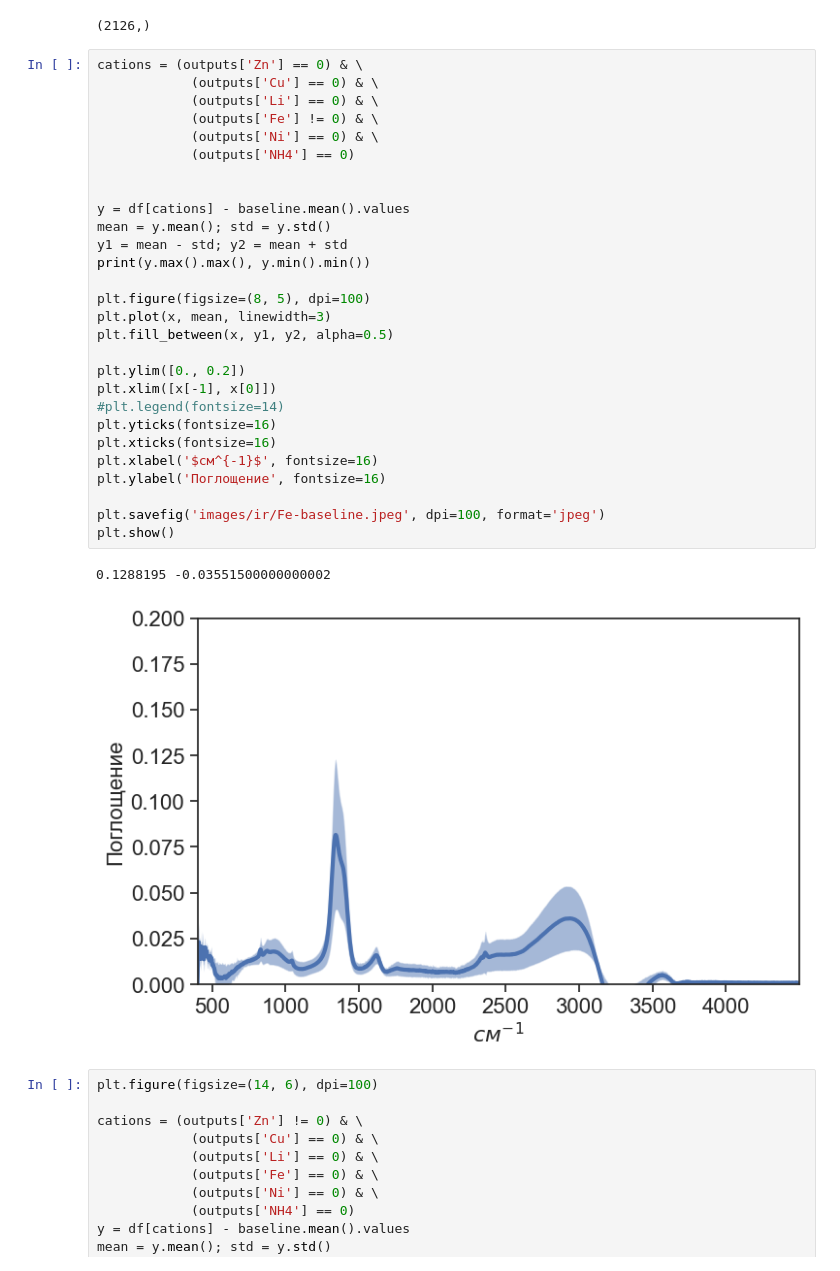
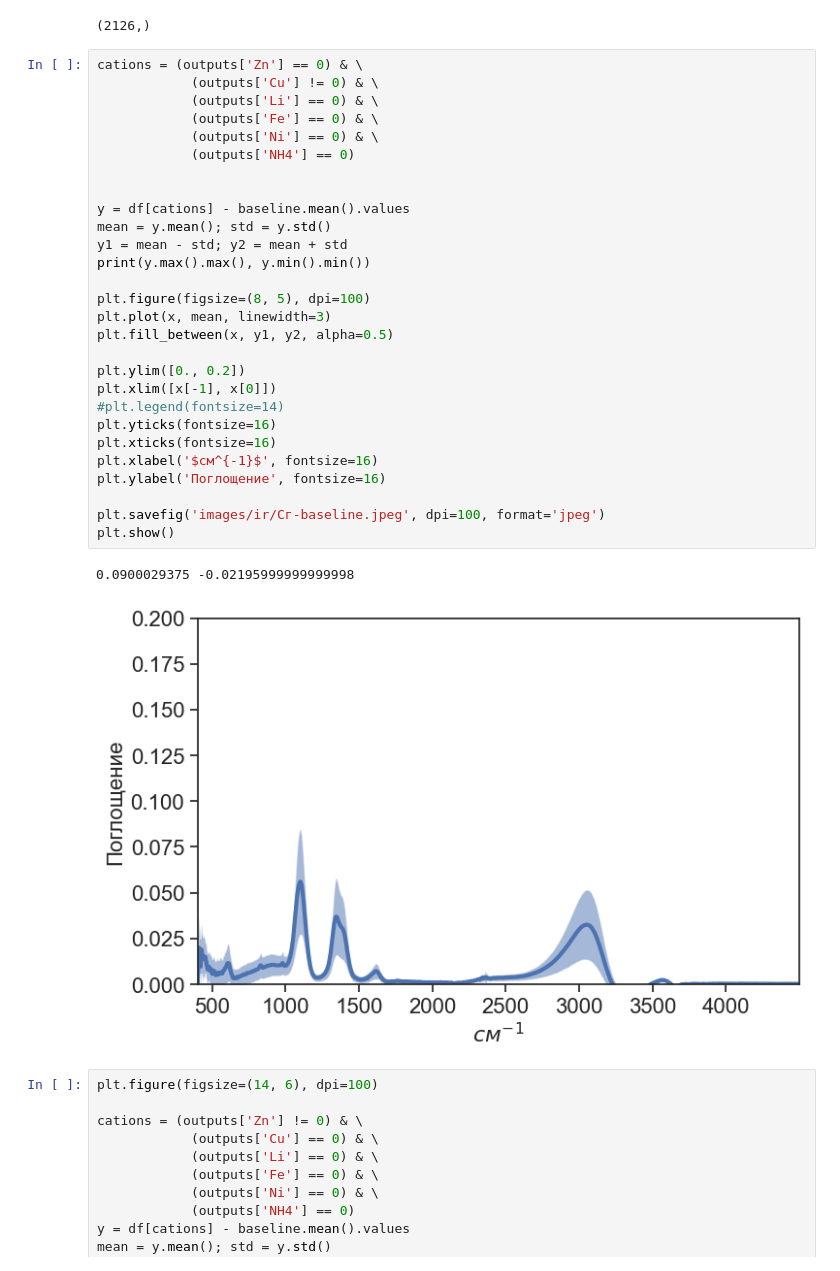
Before and after one commit to oesarmanova/salts_water_2022, a Jupyter notebook: exploratory_data_analysis.ipynb, the cells around one changed output. Drawn from its saved outputs; the diff is of its cells as text.

Commit message:
add IR images

```diff
--- a/exploratory_data_analysis.ipynb
+++ b/exploratory_data_analysis.ipynb
@@ -68,35 +68,35 @@ x.shape
 (2126,)
 # %%
 cations = (outputs['Zn'] == 0) & \
-            (outputs['Cu'] == 0) & \
+            (outputs['Cu'] != 0) & \
             (outputs['Li'] == 0) & \
-            (outputs['Fe'] != 0) & \
+            (outputs['Fe'] == 0) & \
             (outputs['Ni'] == 0) & \
             (outputs['NH4'] == 0)
 
 
 y = df[cations] - baseline.mean().values
 mean = y.mean(); std = y.std()
 y1 = mean - std; y2 = mean + std
 print(y.max().max(), y.min().min())
 
 plt.figure(figsize=(8, 5), dpi=100)
 plt.plot(x, mean, linewidth=3)
 plt.fill_between(x, y1, y2, alpha=0.5)
 
 plt.ylim([0., 0.2])
 plt.xlim([x[-1], x[0]])
 #plt.legend(fontsize=14)
 plt.yticks(fontsize=16)
 plt.xticks(fontsize=16)
 plt.xlabel('$см^{-1}$', fontsize=16)
 plt.ylabel('Поглощение', fontsize=16)
 
-plt.savefig('images/ir/Fe-baseline.jpeg', dpi=100, format='jpeg')
+plt.savefig('images/ir/Сг-baseline.jpeg', dpi=100, format='jpeg')
 plt.show()
 # %% [output]
-0.1288195 -0.03551500000000002
+0.0900029375 -0.02195999999999998
-[figure, old version]
+[figure, new version]
 # %%
 plt.figure(figsize=(14, 6), dpi=100)
 
```
Also changed, not shown: 2 other files.
